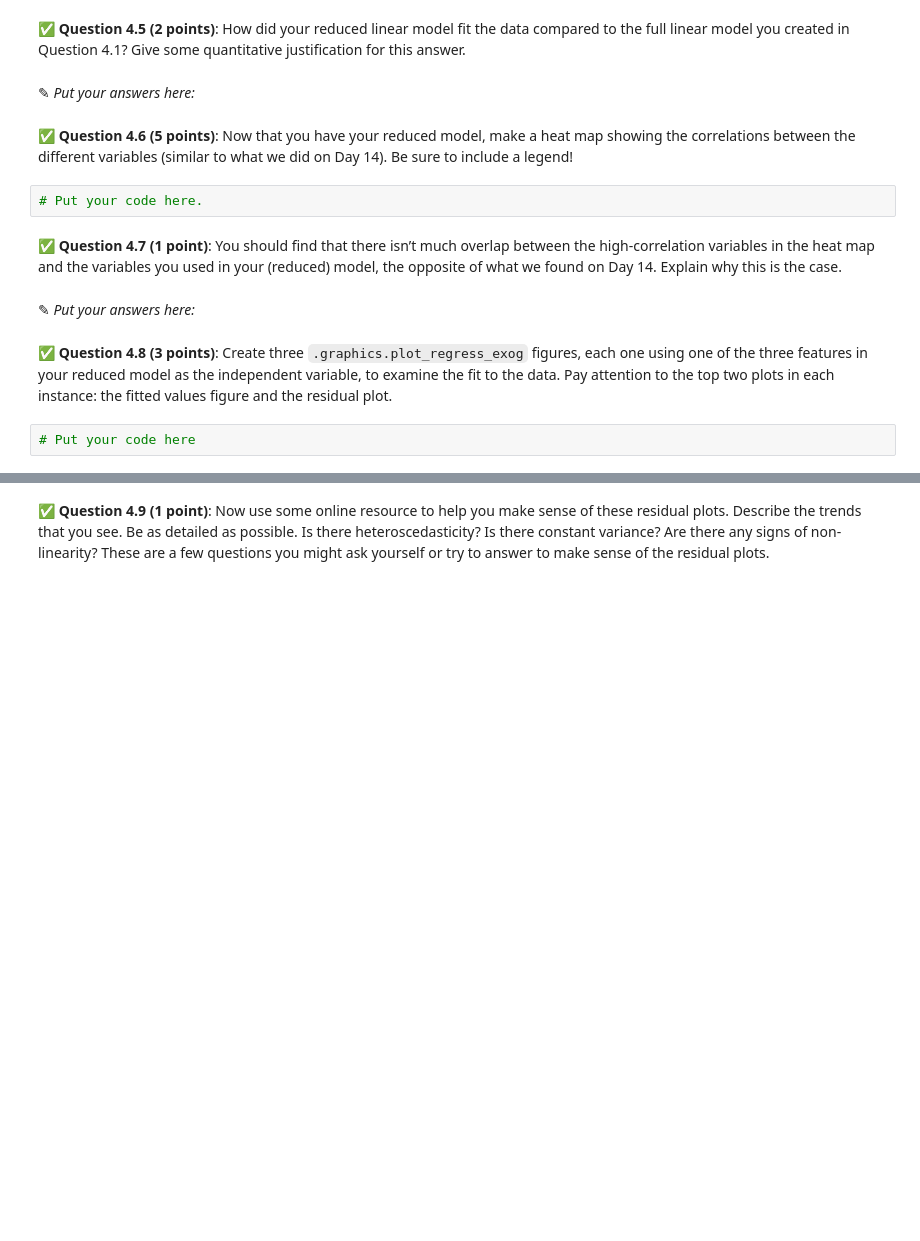
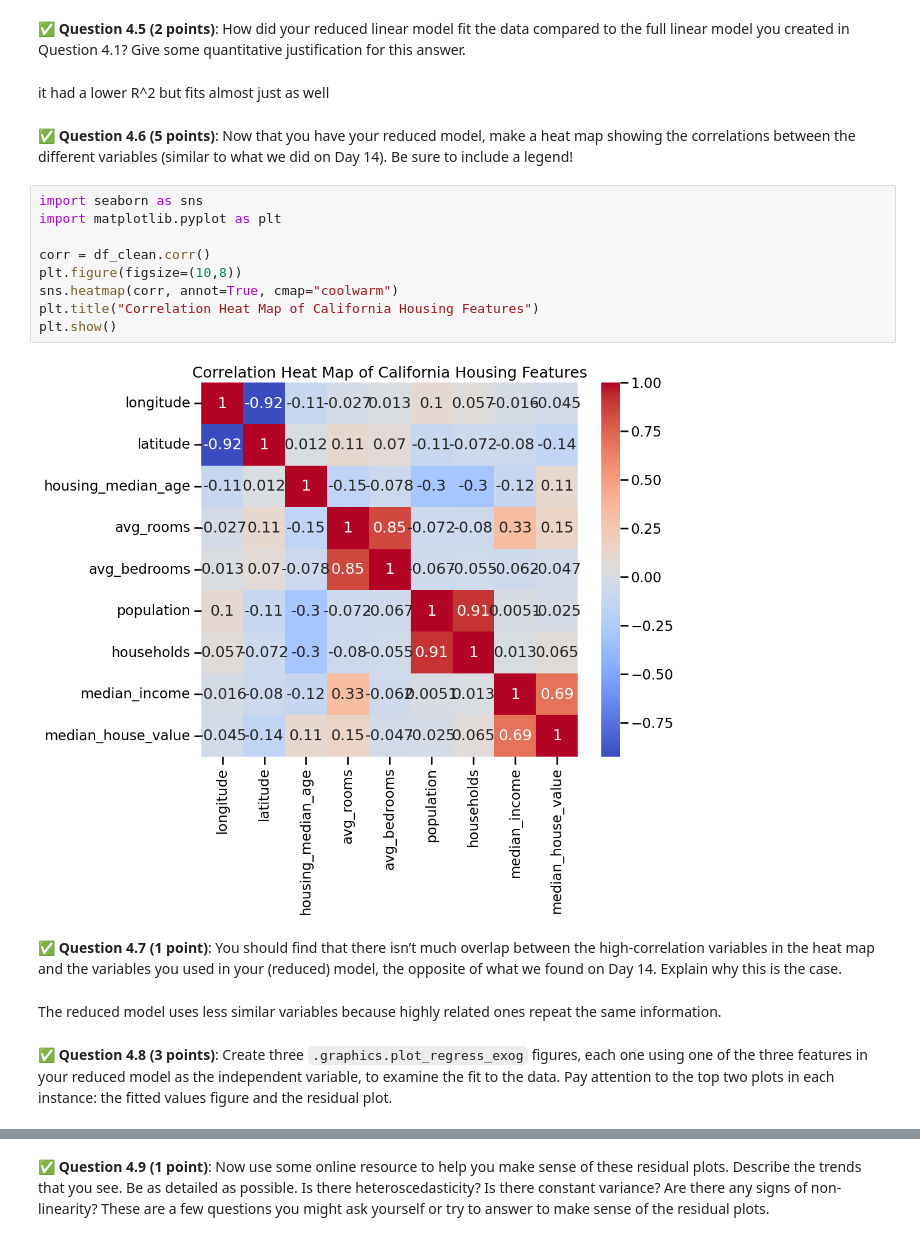
Before and after one commit to JonahXA/cmse202-f25-turnin, a Jupyter notebook: hw-03/HW-03_Regression-F25-STUDENT.ipynb, the cells around one changed output, grey strips where cells are left out. Saved outputs shown, nothing was run; the diff lists cells and outputs as text; blank space fills up the shorter version.

```diff
--- a/hw-03/HW-03_Regression-F25-STUDENT.ipynb
+++ b/hw-03/HW-03_Regression-F25-STUDENT.ipynb
@@ -326,16 +397,23 @@ Multicollinearity is a statistical phenomenon where some of the features in a mo
 # %% [markdown]
 &#9989;  **Question 4.5 (2 points)**: How did your reduced linear model fit the data compared to the full linear model you created in Question 4.1? Give some quantitative justification for this answer.
-# %% [markdown]
-<font size=+3>&#9998;</font> _Put your answers here:_
+# %% [markdown]
+it had a lower R^2 but fits almost just as well
 # %% [markdown]
 &#9989;  **Question 4.6 (5 points)**: Now that you have your reduced model, make a heat map showing the correlations between the different variables (similar to what we did on Day 14). Be sure to include a legend!
-# %%
-# Put your code here.
+# %%
+import seaborn as sns
+import matplotlib.pyplot as plt
+
+corr = df_clean.corr()
+plt.figure(figsize=(10,8))
+sns.heatmap(corr, annot=True, cmap="coolwarm")
+plt.title("Correlation Heat Map of California Housing Features")
+plt.show()
+# %% [output]
+[figure, added]
 # %% [markdown]
 &#9989;  **Question 4.7 (1 point)**: You should find that there isn’t much overlap between the high-correlation variables in the heat map and the variables you used in your (reduced)  model, the opposite of what we found on Day 14. Explain why this is the case.
-# %% [markdown]
-<font size=+3>&#9998;</font> _Put your answers here:_
+# %% [markdown]
+The reduced model uses less similar variables because highly related ones repeat the same information.
 # %% [markdown]
 &#9989;  **Question 4.8 (3 points)**: Create three `.graphics.plot_regress_exog` figures, each one using one of the three features in your reduced model as the independent variable, to examine the fit to the data. Pay attention to the top two plots in each instance: the fitted values figure and the residual plot.
-# %%
-# Put your code here
```
Also changed, not shown: parts of 12 cells of this notebook.
